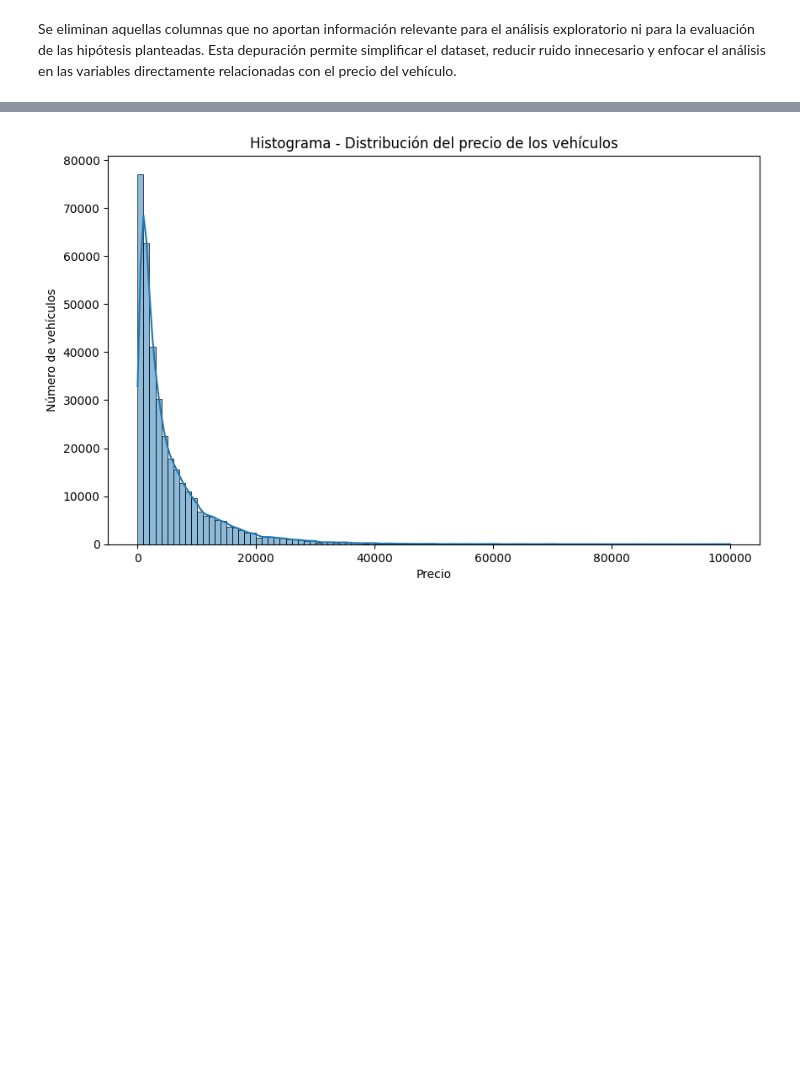
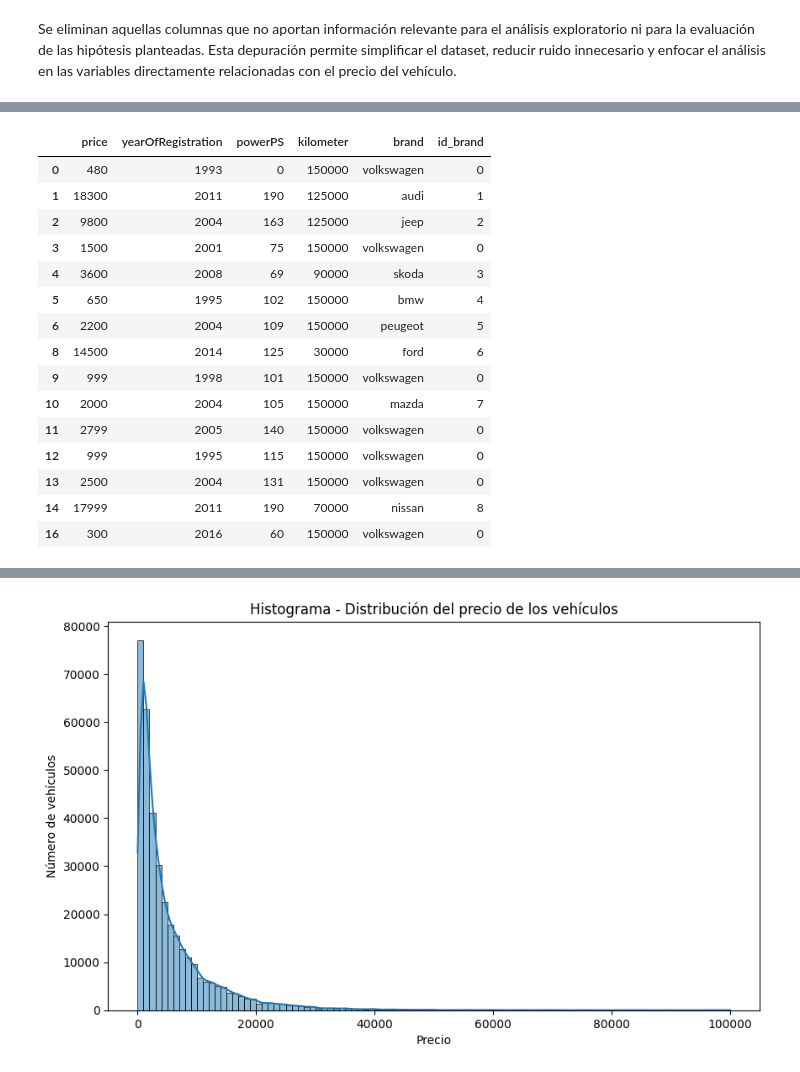
Before and after one commit to tsarien/data-science-1, a Jupyter notebook: ProyectoDSParteI+Alba.ipynb, the cells around one changed output, grey strips where cells are left out. Cells and saved outputs as stored; diff of their text form; code cells hidden in the pictures; blank space fills up the shorter version.

```diff
--- a/ProyectoDSParteI+Alba.ipynb
+++ b/ProyectoDSParteI+Alba.ipynb
@@ -110,3 +152,22 @@ memory usage: 16.5+ MB
+# %%
+df_clean.head(15)
+# %% [output]
+|  | price | yearOfRegistration | powerPS | kilometer | brand | id_brand |
+| 0 | 480 | 1993 | 0 | 150000 | volkswagen | 0 |
+| 1 | 18300 | 2011 | 190 | 125000 | audi | 1 |
+| 2 | 9800 | 2004 | 163 | 125000 | jeep | 2 |
+| 3 | 1500 | 2001 | 75 | 150000 | volkswagen | 0 |
+| 4 | 3600 | 2008 | 69 | 90000 | skoda | 3 |
+| 5 | 650 | 1995 | 102 | 150000 | bmw | 4 |
+| 6 | 2200 | 2004 | 109 | 150000 | peugeot | 5 |
+| 8 | 14500 | 2014 | 125 | 30000 | ford | 6 |
+| 9 | 999 | 1998 | 101 | 150000 | volkswagen | 0 |
+| 10 | 2000 | 2004 | 105 | 150000 | mazda | 7 |
+| 11 | 2799 | 2005 | 140 | 150000 | volkswagen | 0 |
+| 12 | 999 | 1995 | 115 | 150000 | volkswagen | 0 |
+| 13 | 2500 | 2004 | 131 | 150000 | volkswagen | 0 |
+| 14 | 17999 | 2011 | 190 | 70000 | nissan | 8 |
+| 16 | 300 | 2016 | 60 | 150000 | volkswagen | 0 |
 # %%
 df_clean.describe()
 # %% [output]
```
Also changed, not shown: parts of 9 cells of this notebook.
